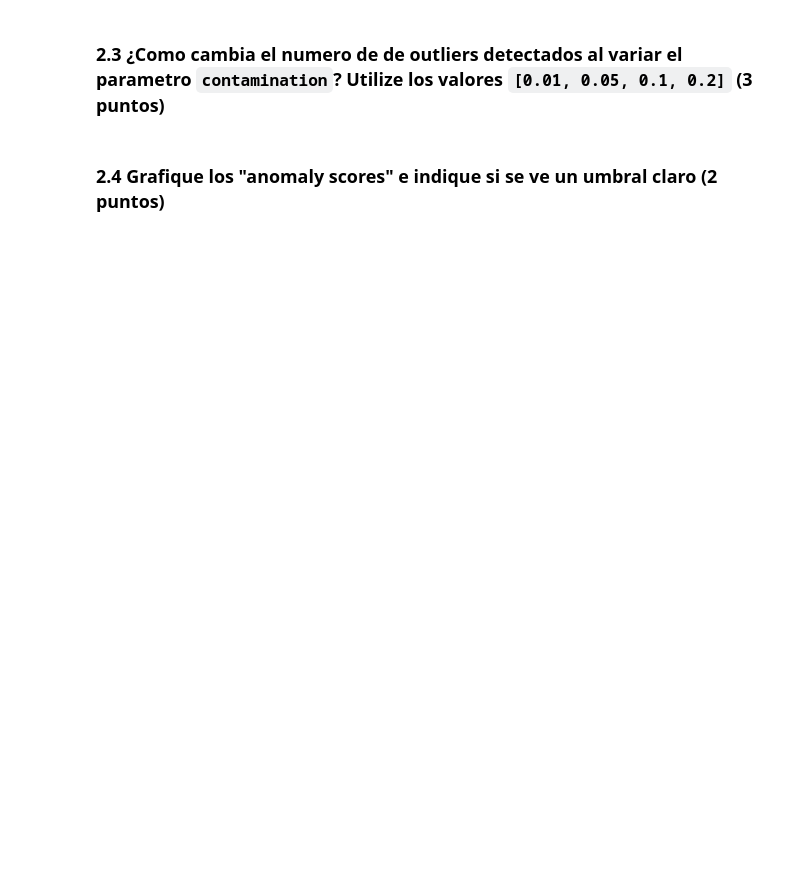
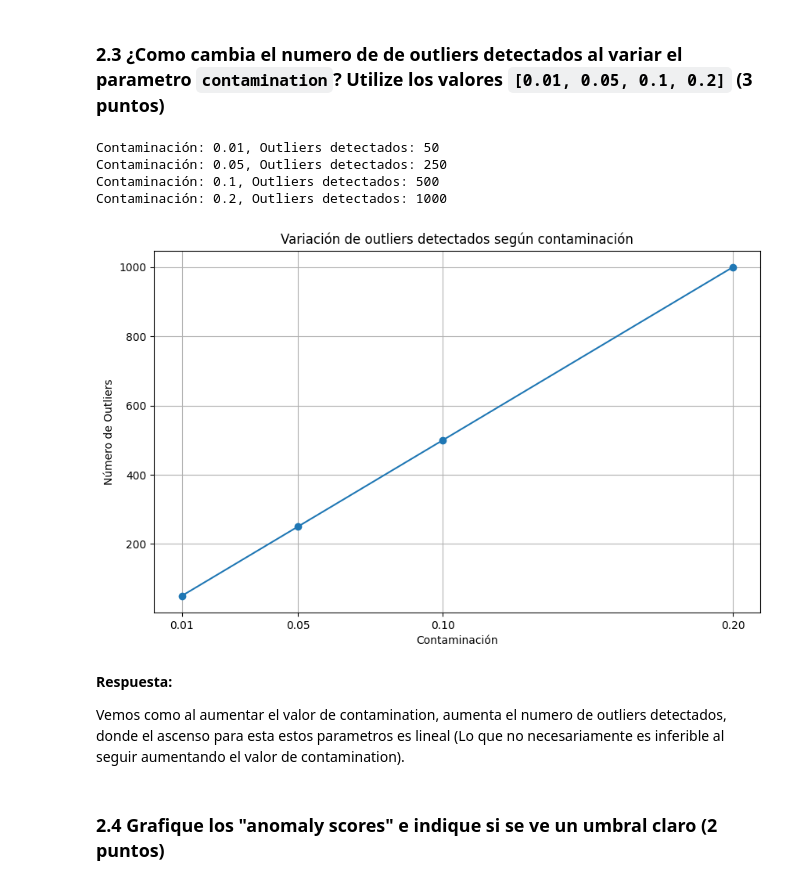
Before and after one commit to VicenteLavagnino/IIC2433, a Jupyter notebook: Tareas/T2/T2-VicenteLavagnino.ipynb, the cells around one changed output. Saved outputs shown, nothing was run; the diff lists cells and outputs as text; code cells hidden in the pictures; blank space fills up the shorter version.

````diff
--- a/Tareas/T2/T2-VicenteLavagnino.ipynb
+++ b/Tareas/T2/T2-VicenteLavagnino.ipynb
@@ -106,2 +110,6 @@ Name: CreditCard, dtype: float64
 # %% [markdown]
 #### 1.2.2 ¿Es posible en este dataset eliminar columnas sin afectar de manera significativa los datos? ¿Por qué? (2 puntos)
+# %%
+# Drop ID y ZIP Code
+df = df.drop(columns=['ID', 'ZIP Code'])
+df.head()
@@ -171,2 +223,14 @@ Normaliza los valores de las columnas del dataset. ¿Por qué esto es importante
 # %% [markdown]
 ### 2.2 Utilizando 100 iTrees, cree una instancia de Isolation Forest. ¿Cuántos outliers detecta Isolation Forest y a qué clases verdaderas pertenecen? (3 puntos)
+# %%
+# Crear instancia de Isolation Forest
+iforest = IsolationForest(n_estimators=100, random_state=42)
+iforest.fit(X_pca) # Entrenar el modelo
+outliers = iforest.predict(X_pca) # Predecir outliers
+
+# Calcular el numero de outliers
+n_outliers = (outliers == -1).sum()
+n_inliers = (outliers == 1).sum()
+
+print(f"Outliers detectados: {n_outliers}")
+print(f"Inliers detectados: {n_inliers}")
@@ -173,4 +263,39 @@ Normaliza los valores de las columnas del dataset. ¿Por qué esto es importante
 # %% [markdown]
 ### 2.3 ¿Como cambia el numero de de outliers detectados al variar el parametro ```contamination```? Utilize los valores ```[0.01, 0.05, 0.1, 0.2]``` (3 puntos)
+# %%
+valores = [0.01, 0.05, 0.1, 0.2]
+variacion = []
+
+for valor in valores:
+    iforest = IsolationForest(n_estimators=100, contamination=valor, random_state=42)
+    iforest.fit(X_pca)
+    outliers = iforest.predict(X_pca)
+    n_outliers = (outliers == -1).sum()
+    variacion.append([valor, n_outliers])
+    print(f"Contaminación: {valor}, Outliers detectados: {n_outliers}")
+
+# Separar los valores de x e y para el gráfico
+x_valores = [v[0] for v in variacion]
+y_valores = [v[1] for v in variacion]
+
+# Graficar la variación de outliers detectados
+plt.figure(figsize=(10, 6))
+plt.plot(x_valores, y_valores, 'o-')
+plt.xlabel('Contaminación')
+plt.ylabel('Número de Outliers')
+plt.title('Variación de outliers detectados según contaminación')
+plt.grid(True)  # Agregar cuadrícula
+plt.xticks(x_valores)  # Mostrar todos los valores de contaminación en el eje x
+plt.show()
+# %% [output]
+Contaminación: 0.01, Outliers detectados: 50
+Contaminación: 0.05, Outliers detectados: 250
+Contaminación: 0.1, Outliers detectados: 500
+Contaminación: 0.2, Outliers detectados: 1000
+[figure, added]
+# %% [markdown]
+**Respuesta:**
+
+Vemos como al aumentar el valor de contamination, aumenta el numero de outliers detectados, donde el ascenso para esta estos parametros es lineal (Lo que no necesariamente es inferible al seguir aumentando el valor de contamination).
 # %% [markdown]
 ### 2.4 Grafique los "anomaly scores" e indique si se ve un umbral claro (2 puntos)
````
Also changed, not shown: parts of 71 cells of this notebook.
